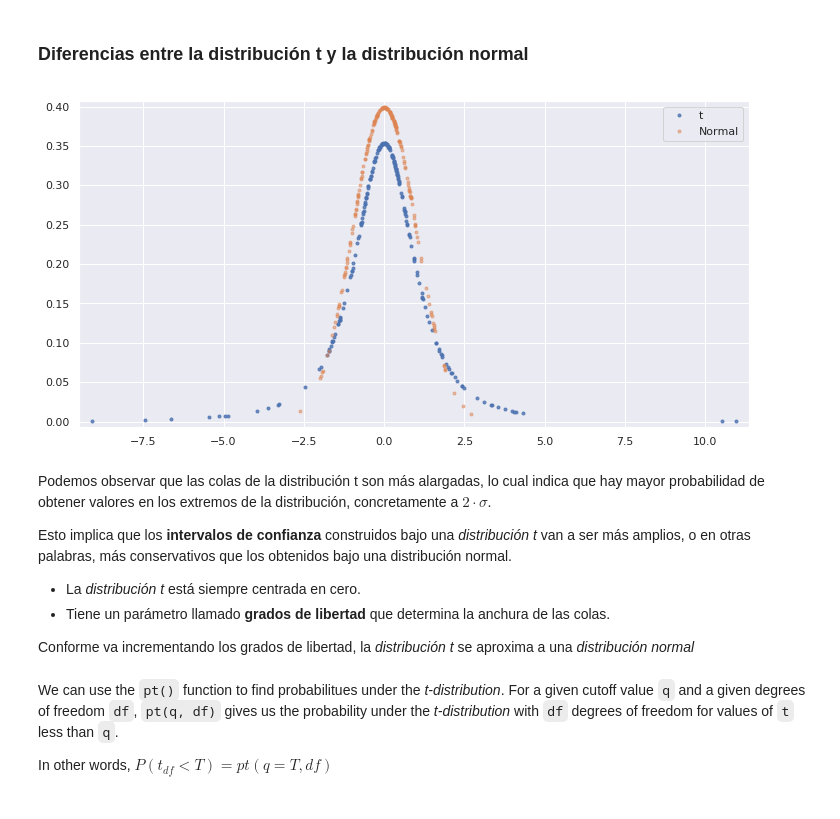
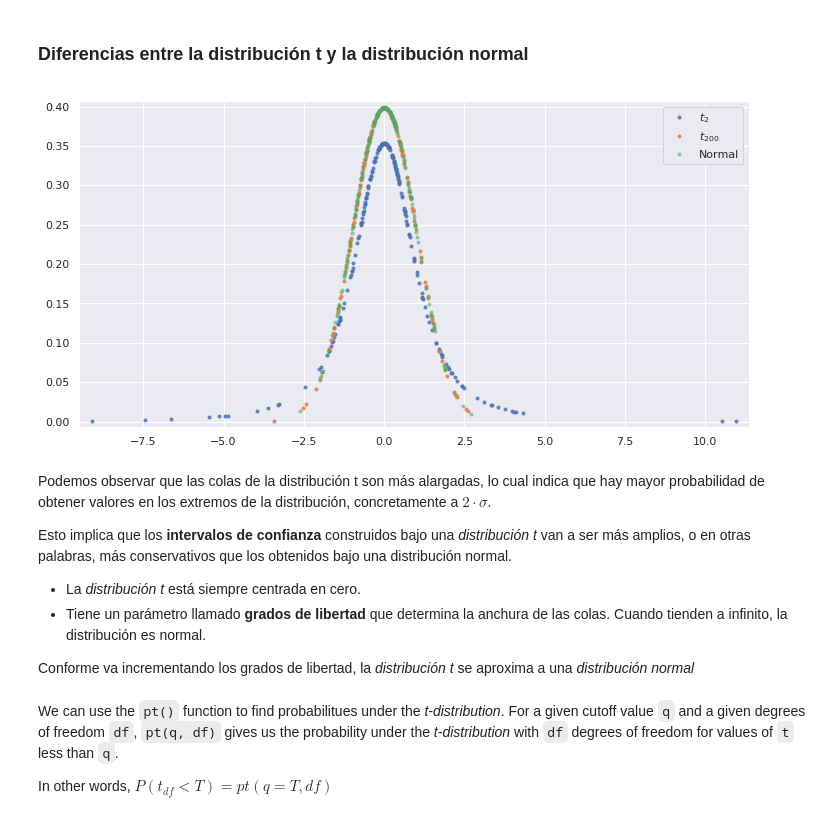
Before and after one commit to PablodelaCuesta/Statistics, a Jupyter notebook: 4_0_Inference_for_numerical_data/t-distribution.ipynb, the cells around one changed output. Cells and saved outputs as stored; diff of their text form; code cells hidden in the pictures.

```diff
--- a/4_0_Inference_for_numerical_data/t-distribution.ipynb
+++ b/4_0_Inference_for_numerical_data/t-distribution.ipynb
@@ -23,28 +29,31 @@ from R_Functions import *
 # %%
 # distribución t
 x01 = stats.t.rvs(df=2, size=200, random_state=42)
+x02 = stats.t.rvs(df=200, size=200, random_state=42)
 y01 = stats.t.pdf(x=x01, df=2)
+y02 = stats.t.pdf(x=x02, df=200)
 
 # distribución normal
-x02 = stats.norm.rvs(size=200, random_state=42)
-y02 = stats.norm.pdf(x=x02)
+x10 = stats.norm.rvs(size=200, random_state=42)
+y10 = stats.norm.pdf(x=x10)
 # %%
 # draw
 plt.figure(figsize=(12,6))
-plt.plot(x01, y01, marker='.', linestyle='none', label ='t', alpha=0.8)
-plt.plot(x02, y02, marker='.', linestyle='none', label ='Normal', alpha=0.5)
+plt.plot(x01, y01, marker='.', linestyle='none', label ='$t_{2}$', alpha=0.8)
+plt.plot(x02, y02, marker='.', linestyle='none', label ='$t_{200}$', alpha=0.9)
+plt.plot(x10, y10, marker='.', linestyle='none', label ='Normal', alpha=0.5)
 plt.margins(0.02)
 plt.legend()
 plt.show()
 # %% [output]
-[figure, old version]
+[figure, new version]
 # %% [markdown]
 Podemos observar que las colas de la distribución t son más alargadas, lo cual indica que hay mayor probabilidad de obtener valores en los extremos de la distribución, concretamente a $2 \cdot \sigma$.
 
 Esto implica que los **intervalos de confianza** construidos bajo una *distribución t* van a ser más amplios, o en otras palabras, más conservativos que los obtenidos bajo una distribución normal.
 
 * La *distribución t* está siempre centrada en cero.
-* Tiene un parámetro llamado **grados de libertad** que determina la anchura de las colas.
+* Tiene un parámetro llamado **grados de libertad** que determina la anchura de las colas. Cuando tienden a infinito, la distribución es normal.
 
 Conforme va incrementando los grados de libertad, la *distribución t* se aproxima a una *distribución normal*
 # %% [markdown]
```
Also changed, not shown: parts of 13 cells of this notebook, 1 other file.
